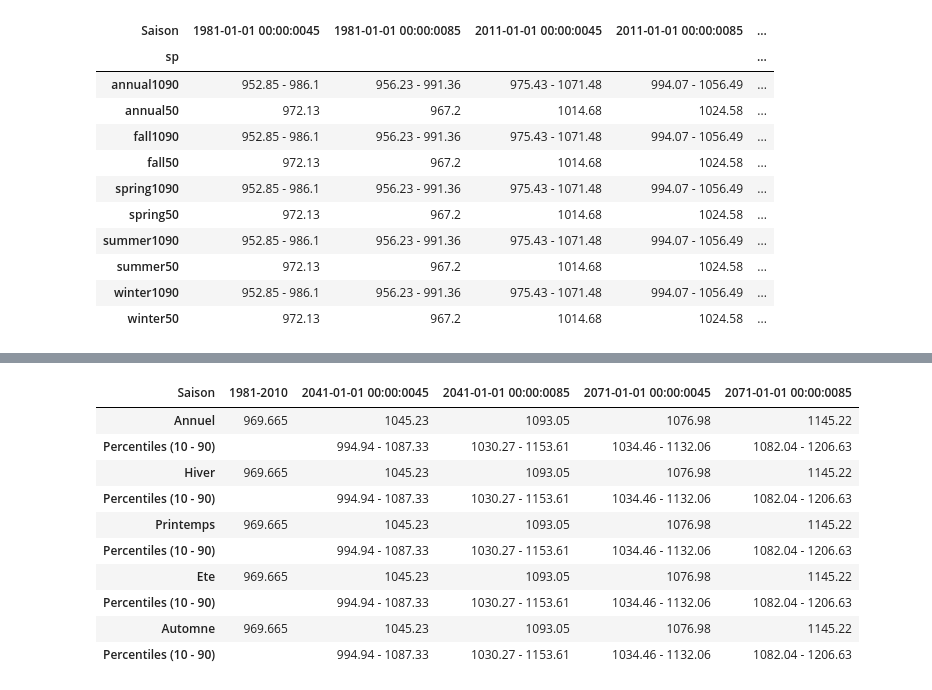
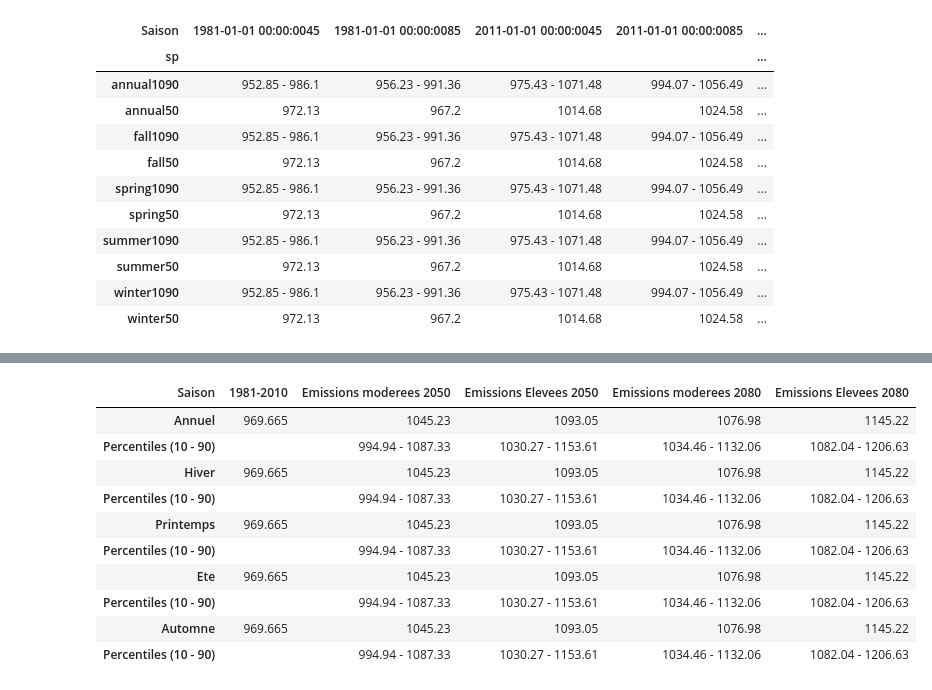
Before and after one commit to Ouranosinc/PortraitsClimMFFP, a Jupyter notebook: Data Processing Jupyter Notebooks/Tables CSV 8 variables all regions.ipynb, the cells around one changed output, grey strips where cells are left out. Drawn from its saved outputs; the diff is of its cells as text; code cells hidden in the pictures.

```diff
--- a/Data Processing Jupyter Notebooks/Tables CSV 8 variables all regions.ipynb
+++ b/Data Processing Jupyter Notebooks/Tables CSV 8 variables all regions.ipynb
@@ -25,11 +25,11 @@ out_folder = "/home/mlopez/EXEC/TimeMeansModels/"
 # Select variable
 # %%
 #Variable
-#var="tg_mean"
+var="tg_mean"
 #var ="tn_mean"
 #var ="tx_mean"
 #var ="solidprcptot"
-var ="prcptot"
+#var ="prcptot"
 #var ="dlyfrzthw"
 #var ="growing_season_length"
 #var ="DJC"
@@ -590,7 +591,7 @@ dfreg4
 | 1999 | 2071-01-01 | 6opqr | winter | 85 | 1090 | 1082.04 - 1206.63 |
 2000 rows × 6 columns
 # %%
-for (_,df) in dfreg4.reset_index().groupby("TER_GUIDE"):
+for (_,df) in dfreg4.reset_index().groupby(name):
     df = df.copy()
     df["sp"] = df.season + df.percentility.map(str)
     df["Saison"] = df.time.map(str) + df.scenario.map(str)
@@ -688,16 +638,0 @@ dftable3
-# %%
-dftable4 = dftable3[["1981-2010", "2041-01-01 00:00:0045", "2041-01-01 00:00:0085", "2071-01-01 00:00:0045",
-                     "2071-01-01 00:00:0085"]]
-dftable4
-# %% [output]
-| Saison | 1981-2010 | 2041-01-01 00:00:0045 | 2041-01-01 00:00:0085 | 2071-01-01 00:00:0045 | 2071-01-01 00:00:0085 |
-| Annuel | 969.665 | 1045.23 | 1093.05 | 1076.98 | 1145.22 |
-| Percentiles (10 - 90) |  | 994.94 - 1087.33 | 1030.27 - 1153.61 | 1034.46 - 1132.06 | 1082.04 - 1206.63 |
-| Hiver | 969.665 | 1045.23 | 1093.05 | 1076.98 | 1145.22 |
-| Percentiles (10 - 90) |  | 994.94 - 1087.33 | 1030.27 - 1153.61 | 1034.46 - 1132.06 | 1082.04 - 1206.63 |
-| Printemps | 969.665 | 1045.23 | 1093.05 | 1076.98 | 1145.22 |
-| Percentiles (10 - 90) |  | 994.94 - 1087.33 | 1030.27 - 1153.61 | 1034.46 - 1132.06 | 1082.04 - 1206.63 |
-| Ete | 969.665 | 1045.23 | 1093.05 | 1076.98 | 1145.22 |
-| Percentiles (10 - 90) |  | 994.94 - 1087.33 | 1030.27 - 1153.61 | 1034.46 - 1132.06 | 1082.04 - 1206.63 |
-| Automne | 969.665 | 1045.23 | 1093.05 | 1076.98 | 1145.22 |
-| Percentiles (10 - 90) |  | 994.94 - 1087.33 | 1030.27 - 1153.61 | 1034.46 - 1132.06 | 1082.04 - 1206.63 |
@@ -708,0 +639,32 @@ dftable5 = dftable4.rename(columns={'2041-01-01 00:00:0045': 'Emissions moderees
+# %%
+def strings_to_nan(col):
+    return col.map(lambda x: np.nan if isinstance(x, str) else x)
+
+dftable2["1981-2010"] = ((strings_to_nan(dftable2.iloc[:,0]) + strings_to_nan(dftable2.iloc[:,1])) / 2).fillna("")
+dftable2
+
+dftable3 = dftable2.drop(columns=['1981-01-01 00:00:0045', '1981-01-01 00:00:0085', "2011-01-01 00:00:0045", "2011-01-01 00:00:0085" ])
+dftable3
+
+dftable4 = dftable3[["1981-2010", "2041-01-01 00:00:0045", "2041-01-01 00:00:0085", "2071-01-01 00:00:0045",
+                     "2071-01-01 00:00:0085"]]
+dftable4
+
+dftable5 = dftable4.rename(columns={'2041-01-01 00:00:0045': 'Emissions moderees 2050',
+                                    '2041-01-01 00:00:0085': 'Emissions Elevees 2050',
+                                    '2071-01-01 00:00:0045': 'Emissions moderees 2080',
+                                    '2071-01-01 00:00:0085': 'Emissions Elevees 2080', })
+# %%
+dftable5
+# %% [output]
+| Saison | 1981-2010 | Emissions moderees 2050 | Emissions Elevees 2050 | Emissions moderees 2080 | Emissions Elevees 2080 |
+| Annuel | 969.665 | 1045.23 | 1093.05 | 1076.98 | 1145.22 |
+| Percentiles (10 - 90) |  | 994.94 - 1087.33 | 1030.27 - 1153.61 | 1034.46 - 1132.06 | 1082.04 - 1206.63 |
+| Hiver | 969.665 | 1045.23 | 1093.05 | 1076.98 | 1145.22 |
+| Percentiles (10 - 90) |  | 994.94 - 1087.33 | 1030.27 - 1153.61 | 1034.46 - 1132.06 | 1082.04 - 1206.63 |
+| Printemps | 969.665 | 1045.23 | 1093.05 | 1076.98 | 1145.22 |
+| Percentiles (10 - 90) |  | 994.94 - 1087.33 | 1030.27 - 1153.61 | 1034.46 - 1132.06 | 1082.04 - 1206.63 |
+| Ete | 969.665 | 1045.23 | 1093.05 | 1076.98 | 1145.22 |
+| Percentiles (10 - 90) |  | 994.94 - 1087.33 | 1030.27 - 1153.61 | 1034.46 - 1132.06 | 1082.04 - 1206.63 |
+| Automne | 969.665 | 1045.23 | 1093.05 | 1076.98 | 1145.22 |
+| Percentiles (10 - 90) |  | 994.94 - 1087.33 | 1030.27 - 1153.61 | 1034.46 - 1132.06 | 1082.04 - 1206.63 |
```
Also changed, not shown: parts of 14 cells of this notebook.
